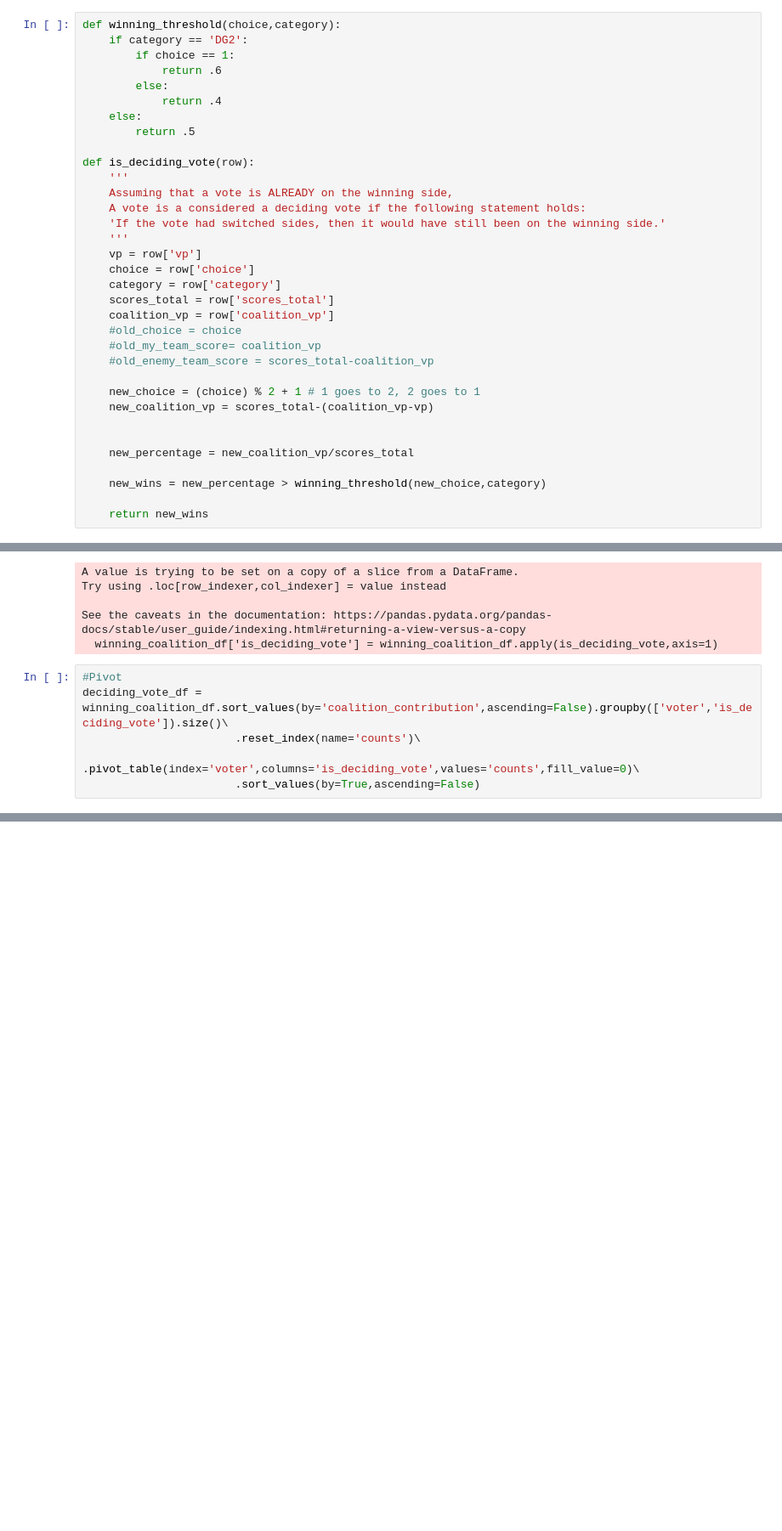
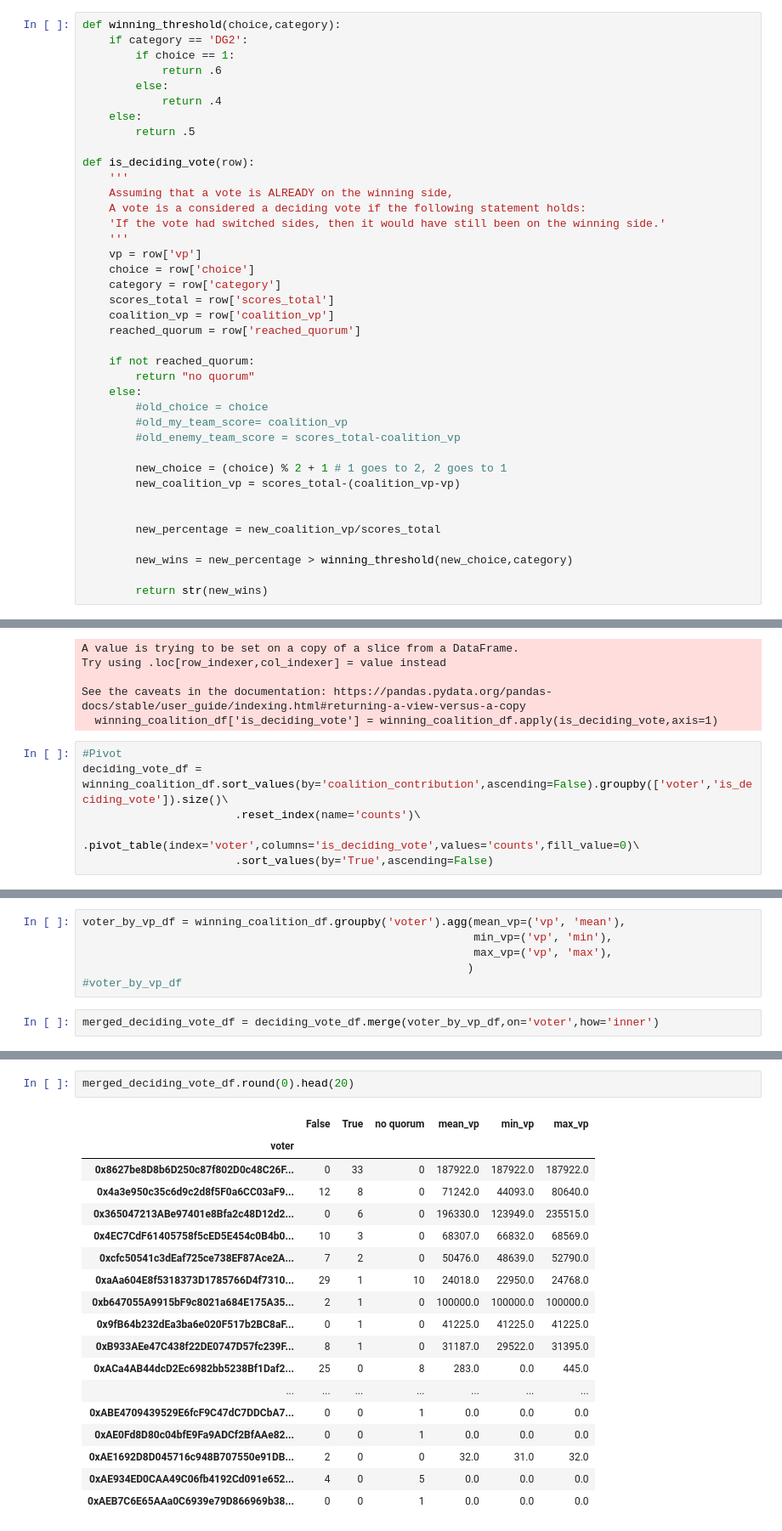
Before and after one commit to IndexCoop/index-coop-analytics, a Jupyter notebook: governance/snapshot-vote-analysis/2021-11-18 selectorate analysis/GraphQL_Queries.ipynb, the cells around one changed output, grey strips where cells are left out. Shown at 85% size. Cells and saved outputs as stored; diff of their text form; blank space fills up the shorter version.

```diff
--- a/governance/snapshot-vote-analysis/2021-11-18 selectorate analysis/GraphQL_Queries.ipynb
+++ b/governance/snapshot-vote-analysis/2021-11-18 selectorate analysis/GraphQL_Queries.ipynb
@@ -310,19 +326,24 @@ def is_deciding_vote(row):
     category = row['category']
     scores_total = row['scores_total']
     coalition_vp = row['coalition_vp']
-    #old_choice = choice
-    #old_my_team_score= coalition_vp
-    #old_enemy_team_score = scores_total-coalition_vp
+    reached_quorum = row['reached_quorum']
 
-    new_choice = (choice) % 2 + 1 # 1 goes to 2, 2 goes to 1
-    new_coalition_vp = scores_total-(coalition_vp-vp)
+    if not reached_quorum:
+        return "no quorum"
+    else:
+        #old_choice = choice
+        #old_my_team_score= coalition_vp
+        #old_enemy_team_score = scores_total-coalition_vp
+
+        new_choice = (choice) % 2 + 1 # 1 goes to 2, 2 goes to 1
+        new_coalition_vp = scores_total-(coalition_vp-vp)
 
 
-    new_percentage = new_coalition_vp/scores_total
+        new_percentage = new_coalition_vp/scores_total
 
-    new_wins = new_percentage > winning_threshold(new_choice,category)
+        new_wins = new_percentage > winning_threshold(new_choice,category)
 
-    return new_wins
+        return str(new_wins)
 # %%
 #Merge
 merged_df = pd.merge(all_votes_df,proposals_df,left_on='proposal',right_on='proposal_id',how='inner')
@@ -346,4 +367,4 @@ See the caveats in the documentation: https://pandas.pydata.org/pandas-docs/stab
 deciding_vote_df = winning_coalition_df.sort_values(by='coalition_contribution',ascending=False).groupby(['voter','is_deciding_vote']).size()\
                        .reset_index(name='counts')\
                        .pivot_table(index='voter',columns='is_deciding_vote',values='counts',fill_value=0)\
-                       .sort_values(by=True,ascending=False)
+                       .sort_values(by='True',ascending=False)
@@ -366,0 +371,8 @@ deciding_vote_df
+# %%
+voter_by_vp_df = winning_coalition_df.groupby('voter').agg(mean_vp=('vp', 'mean'),
+                                                           min_vp=('vp', 'min'),
+                                                           max_vp=('vp', 'max'),
+                                                          )
+#voter_by_vp_df
+# %%
+merged_deciding_vote_df = deciding_vote_df.merge(voter_by_vp_df,on='voter',how='inner')
@@ -366,0 +381,21 @@ deciding_vote_df
+# %%
+merged_deciding_vote_df.round(0).head(20)
+# %% [output]
+|  | False | True | no quorum | mean_vp | min_vp | max_vp |
+| voter |  |  |  |  |  |  |
+| 0x8627be8D8b6D250c87f802D0c48C26F... | 0 | 33 | 0 | 187922.0 | 187922.0 | 187922.0 |
+| 0x4a3e950c35c6d9c2d8f5F0a6CC03aF9... | 12 | 8 | 0 | 71242.0 | 44093.0 | 80640.0 |
+| 0x365047213ABe97401e8Bfa2c48D12d2... | 0 | 6 | 0 | 196330.0 | 123949.0 | 235515.0 |
+| 0x4EC7CdF61405758f5cED5E454c0B4b0... | 10 | 3 | 0 | 68307.0 | 66832.0 | 68569.0 |
+| 0xcfc50541c3dEaf725ce738EF87Ace2A... | 7 | 2 | 0 | 50476.0 | 48639.0 | 52790.0 |
+| 0xaAa604E8f5318373D1785766D4f7310... | 29 | 1 | 10 | 24018.0 | 22950.0 | 24768.0 |
+| 0xb647055A9915bF9c8021a684E175A35... | 2 | 1 | 0 | 100000.0 | 100000.0 | 100000.0 |
+| 0x9fB64b232dEa3ba6e020F517b2BC8aF... | 0 | 1 | 0 | 41225.0 | 41225.0 | 41225.0 |
+| 0xB933AEe47C438f22DE0747D57fc239F... | 8 | 1 | 0 | 31187.0 | 29522.0 | 31395.0 |
+| 0xACa4AB44dcD2Ec6982bb5238Bf1Daf2... | 25 | 0 | 8 | 283.0 | 0.0 | 445.0 |
+| ... | ... | ... | ... | ... | ... | ... |
+| 0xABE4709439529E6fcF9C47dC7DDCbA7... | 0 | 0 | 1 | 0.0 | 0.0 | 0.0 |
+| 0xAE0Fd8D80c04bfE9Fa9ADCf2BfAAe82... | 0 | 0 | 1 | 0.0 | 0.0 | 0.0 |
+| 0xAE1692D8D045716c948B707550e91DB... | 2 | 0 | 0 | 32.0 | 31.0 | 32.0 |
+| 0xAE934ED0CAA49C06fb4192Cd091e652... | 4 | 0 | 5 | 0.0 | 0.0 | 0.0 |
+| 0xAEB7C6E65AAa0C6939e79D866969b38... | 0 | 0 | 1 | 0.0 | 0.0 | 0.0 |
```
Also changed, not shown: parts of 18 cells of this notebook.
